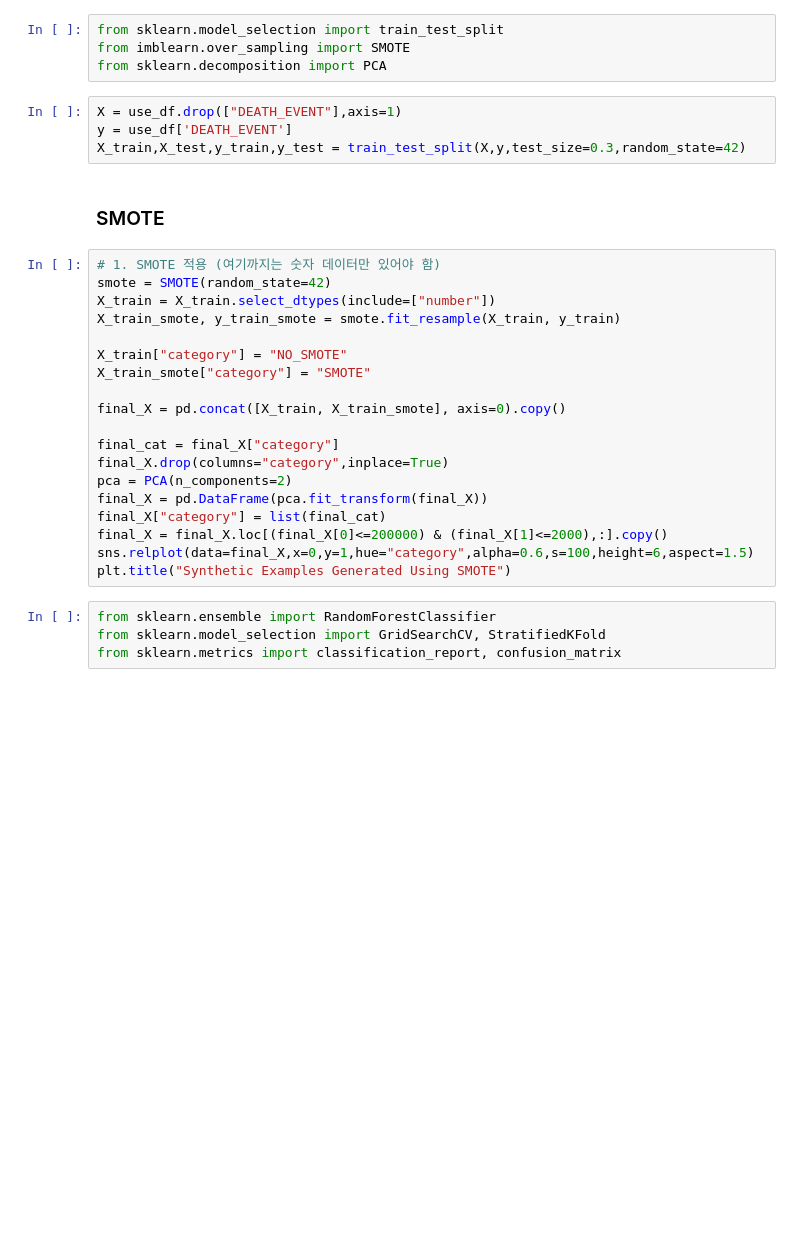
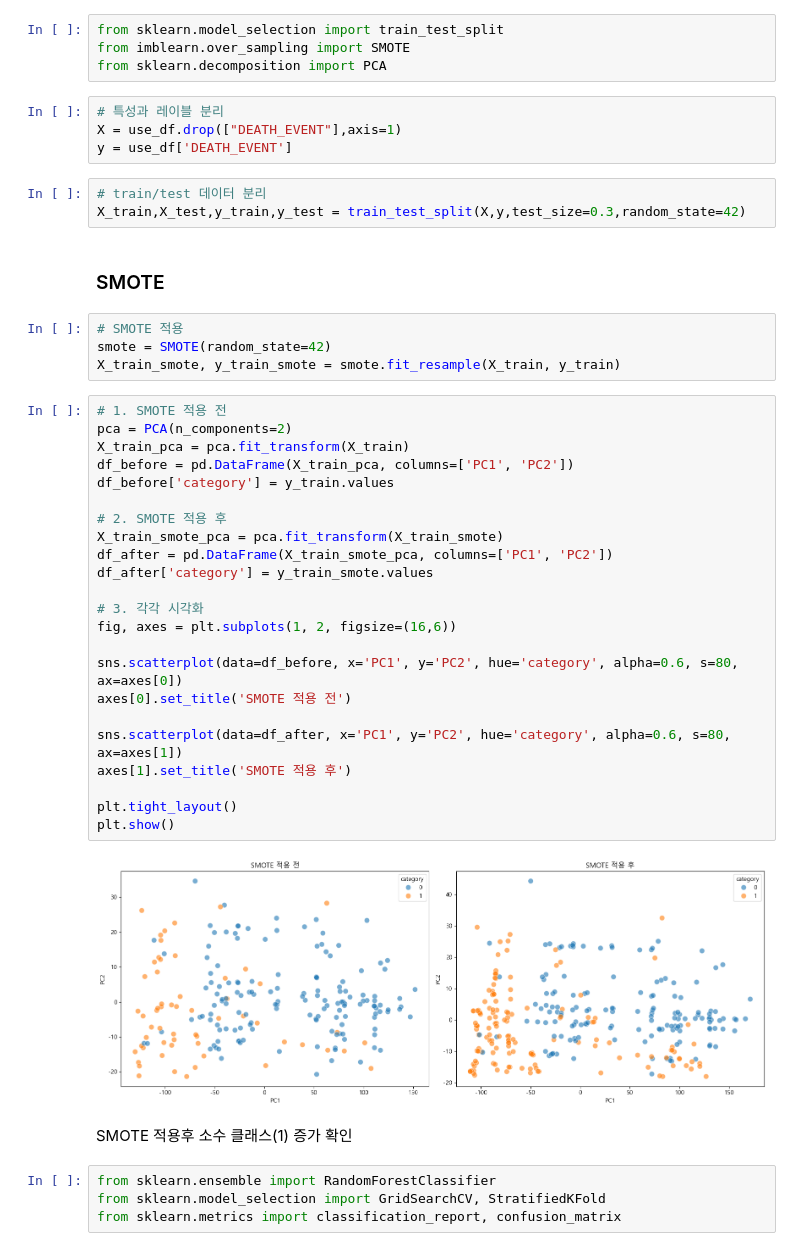
Before and after one commit to howith29/Heart_Failure_Prediction, a Jupyter notebook: heart_failure._final.ipynb, the cells around one changed output. Saved outputs shown, nothing was run; the diff lists cells and outputs as text; blank space fills up the shorter version.

Commit message:
SMOTE & train/test 분리

```diff
--- a/heart_failure._final.ipynb
+++ b/heart_failure._final.ipynb
@@ -102,31 +137,46 @@ use_df.info()
 from sklearn.model_selection import train_test_split
 from imblearn.over_sampling import SMOTE
 from sklearn.decomposition import PCA
+# %%
+# 특성과 레이블 분리
+X = use_df.drop(["DEATH_EVENT"],axis=1)
+y = use_df['DEATH_EVENT']
 # %%
-X = use_df.drop(["DEATH_EVENT"],axis=1)
-y = use_df['DEATH_EVENT']
+# train/test 데이터 분리
 X_train,X_test,y_train,y_test = train_test_split(X,y,test_size=0.3,random_state=42)
 # %% [markdown]
 ### SMOTE
-# %%
-# 1. SMOTE 적용 (여기까지는 숫자 데이터만 있어야 함)
-smote = SMOTE(random_state=42)
-X_train = X_train.select_dtypes(include=["number"])
-X_train_smote, y_train_smote = smote.fit_resample(X_train, y_train)
-
-X_train["category"] = "NO_SMOTE"
-X_train_smote["category"] = "SMOTE"
-
-final_X = pd.concat([X_train, X_train_smote], axis=0).copy()
-
-final_cat = final_X["category"]
-final_X.drop(columns="category",inplace=True)
-pca = PCA(n_components=2)
-final_X = pd.DataFrame(pca.fit_transform(final_X))
-final_X["category"] = list(final_cat)
-final_X = final_X.loc[(final_X[0]<=200000) & (final_X[1]<=2000),:].copy()
-sns.relplot(data=final_X,x=0,y=1,hue="category",alpha=0.6,s=100,height=6,aspect=1.5)
-plt.title("Synthetic Examples Generated Using SMOTE")
+# %%
+# SMOTE 적용
+smote = SMOTE(random_state=42)
+X_train_smote, y_train_smote = smote.fit_resample(X_train, y_train)
+# %%
+# 1. SMOTE 적용 전
+pca = PCA(n_components=2)
+X_train_pca = pca.fit_transform(X_train)
+df_before = pd.DataFrame(X_train_pca, columns=['PC1', 'PC2'])
+df_before['category'] = y_train.values
+
+# 2. SMOTE 적용 후
+X_train_smote_pca = pca.fit_transform(X_train_smote)
+df_after = pd.DataFrame(X_train_smote_pca, columns=['PC1', 'PC2'])
+df_after['category'] = y_train_smote.values
+
+# 3. 각각 시각화
+fig, axes = plt.subplots(1, 2, figsize=(16,6))
+
+sns.scatterplot(data=df_before, x='PC1', y='PC2', hue='category', alpha=0.6, s=80, ax=axes[0])
+axes[0].set_title('SMOTE 적용 전')
+
+sns.scatterplot(data=df_after, x='PC1', y='PC2', hue='category', alpha=0.6, s=80, ax=axes[1])
+axes[1].set_title('SMOTE 적용 후')
+
+plt.tight_layout()
+plt.show()
+# %% [output]
+[figure, added]
+# %% [markdown]
+SMOTE 적용후 소수 클래스(1) 증가 확인
 # %%
 from sklearn.ensemble import RandomForestClassifier
 from sklearn.model_selection import GridSearchCV, StratifiedKFold
```
Also changed, not shown: parts of 3 cells of this notebook.
